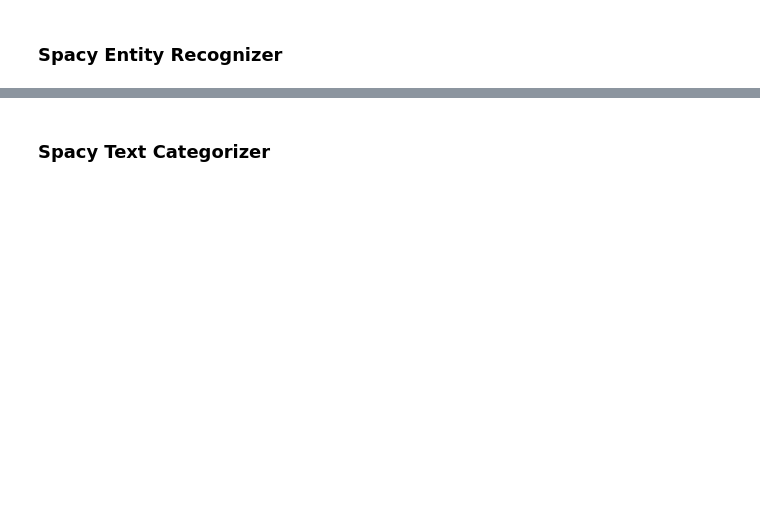
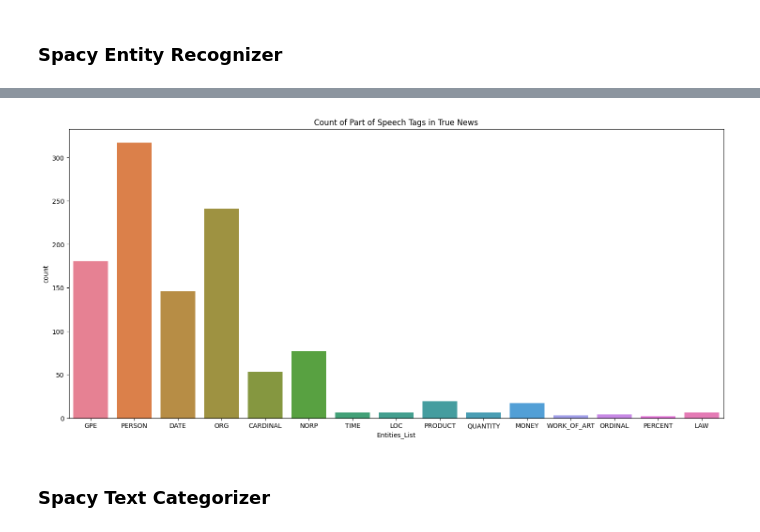
Before and after one commit to DataScienceAndEngineering/machine-learning-dse-i210-final-project-fake-news, a Jupyter notebook: notebooks/Esther_Spacy.ipynb, the cells around one changed output, grey strips where cells are left out. Cells and saved outputs as stored; diff of their text form; code cells hidden in the pictures; blank space fills up the shorter version.

```diff
--- a/notebooks/Esther_Spacy.ipynb
+++ b/notebooks/Esther_Spacy.ipynb
@@ -165,0 +328,3 @@ spaCy's statistical entity recognition system assigns labels to contigouos spans
+# %%
+ent_true_df = ent_df[ent_df['Type'] == 'true']
+ent_true_df['Type'].head()
@@ -166,2 +386,9 @@ spaCy's statistical entity recognition system assigns labels to contigouos spans
+# %%
+plt.figure(figsize=(18, 8))
+sns.countplot(data=ent_true_df, x='Entities_List', hue='Entities_List')
+plt.title('Count of Part of Speech Tags in True News')
+plt.show()
+# %% [output]
+[figure, added]
 # %% [markdown]
 ### Spacy Text Categorizer
```
Also changed, not shown: parts of 58 cells of this notebook, 3 other files.
